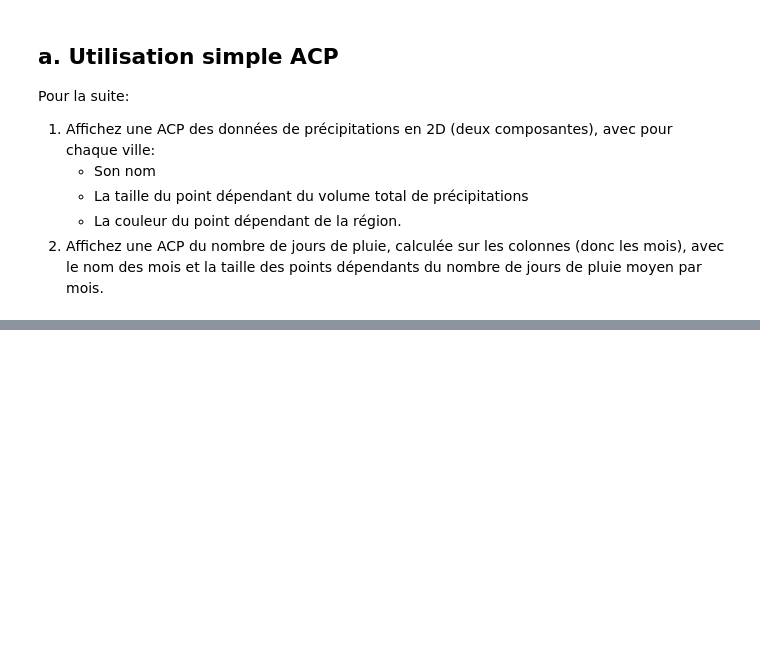
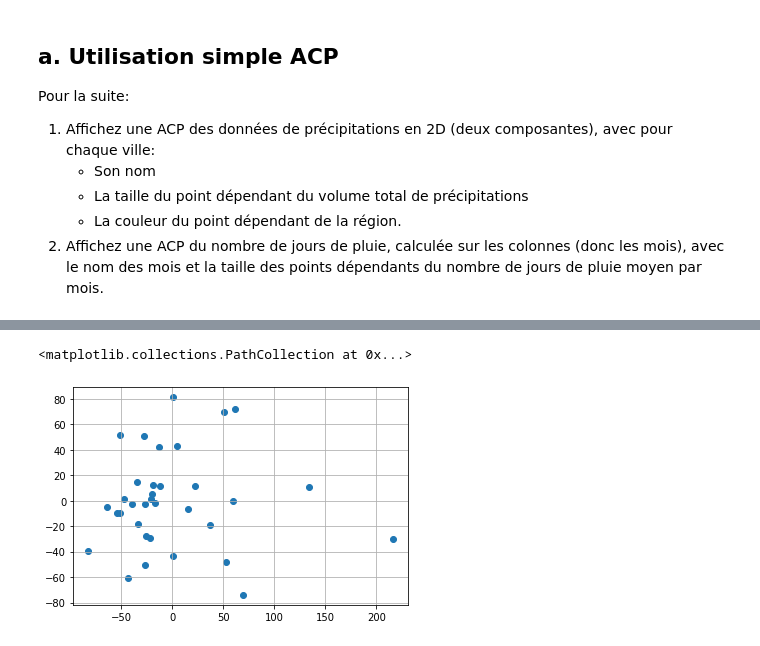
Before and after one commit to campusplage/compte-rendus-oriol_ramirez, a Jupyter notebook: TP2_sklearn.ipynb, the cells around one changed output, grey strips where cells are left out. Drawn from its saved outputs; the diff is of its cells as text; code cells hidden in the pictures; blank space fills up the shorter version.

```diff
--- a/TP2_sklearn.ipynb
+++ b/TP2_sklearn.ipynb
@@ -445,0 +496,11 @@ Pour la suite:
+# %%
+# ACP des précipitations par ville
+precip = data['Précipitations']
+pca = PCA(n_components=2)
+pca.fit(precip)
+data_pca = pca.transform(precip)
+df = pandas.DataFrame(data=data_pca, columns=['DIM0','DIM1'])
+plt.scatter(df.DIM0,df.DIM1)
+# %% [output]
+<matplotlib.collections.PathCollection at 0x...>
+[figure, added]
```
Also changed, not shown: parts of 23 cells of this notebook.
